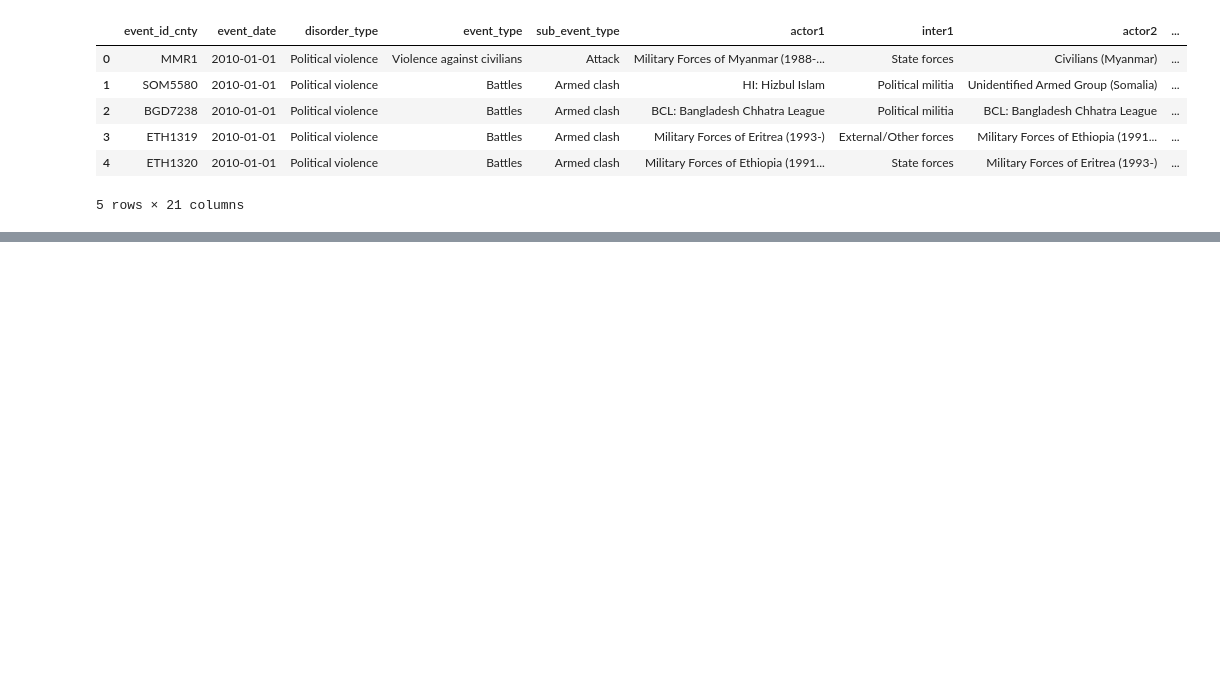
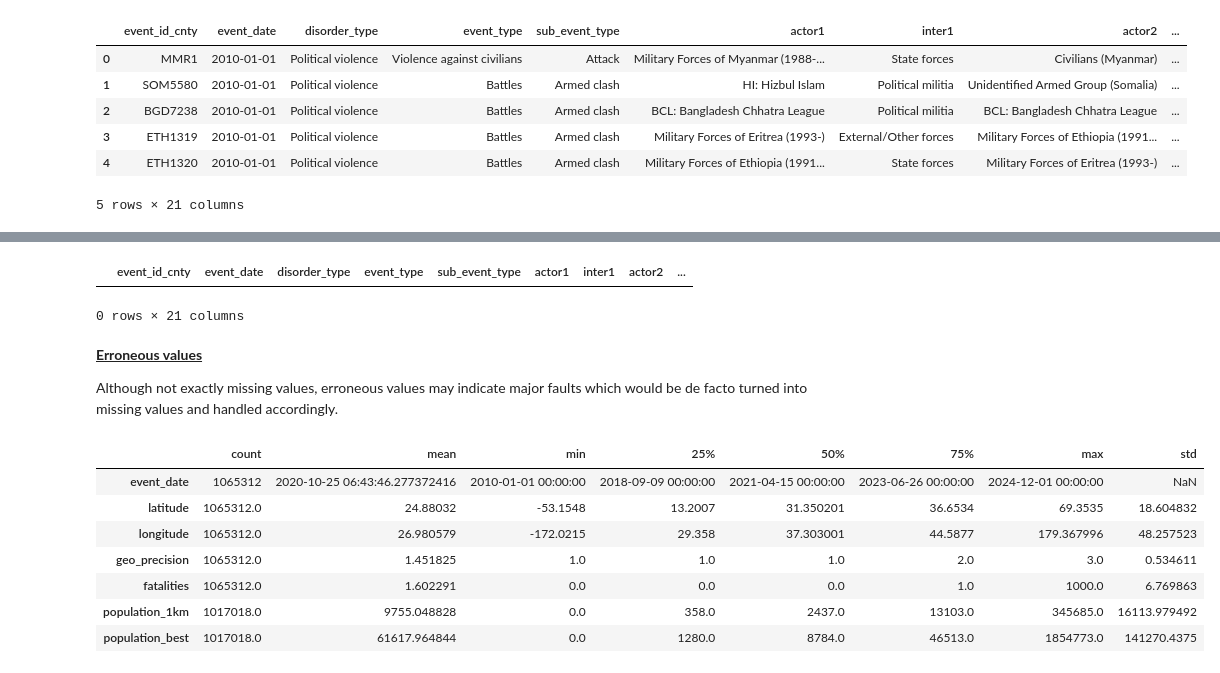
Before and after one commit to CoMa95/Armed-Conflict-Analytics, a Jupyter notebook: notebooks/01_eda.ipynb, the cells around one changed output, grey strips where cells are left out. Drawn from its saved outputs; the diff is of its cells as text; code cells hidden in the pictures; blank space fills up the shorter version.

```diff
--- a/notebooks/01_eda.ipynb
+++ b/notebooks/01_eda.ipynb
@@ -104,0 +212,23 @@ df.head()
+# %%
+# check whitespaces
+mask = df.applymap(lambda x: isinstance(x, str) and x.strip() == "")
+df[mask.any(axis=1)]
+# %% [output]
+|  | event_id_cnty | event_date | disorder_type | event_type | sub_event_type | actor1 | inter1 | actor2 | ... |
+0 rows × 21 columns
+# %% [markdown]
+<ins>**Erroneous values**</ins>
+
+Although not exactly missing values, erroneous values may indicate major faults which would be de facto turned into missing values and handled accordingly.
+# %%
+# check numeric cols
+df.describe().T
+# %% [output]
+|  | count | mean | min | 25% | 50% | 75% | max | std |
+| event_date | 1065312 | 2020-10-25 06:43:46.277372416 | 2010-01-01 00:00:00 | 2018-09-09 00:00:00 | 2021-04-15 00:00:00 | 2023-06-26 00:00:00 | 2024-12-01 00:00:00 | NaN |
+| latitude | 1065312.0 | 24.88032 | -53.1548 | 13.2007 | 31.350201 | 36.6534 | 69.3535 | 18.604832 |
+| longitude | 1065312.0 | 26.980579 | -172.0215 | 29.358 | 37.303001 | 44.5877 | 179.367996 | 48.257523 |
+| geo_precision | 1065312.0 | 1.451825 | 1.0 | 1.0 | 1.0 | 2.0 | 3.0 | 0.534611 |
+| fatalities | 1065312.0 | 1.602291 | 0.0 | 0.0 | 0.0 | 1.0 | 1000.0 | 6.769863 |
+| population_1km | 1017018.0 | 9755.048828 | 0.0 | 358.0 | 2437.0 | 13103.0 | 345685.0 | 16113.979492 |
+| population_best | 1017018.0 | 61617.964844 | 0.0 | 1280.0 | 8784.0 | 46513.0 | 1854773.0 | 141270.4375 |
```
Also changed, not shown: parts of 24 cells of this notebook.
